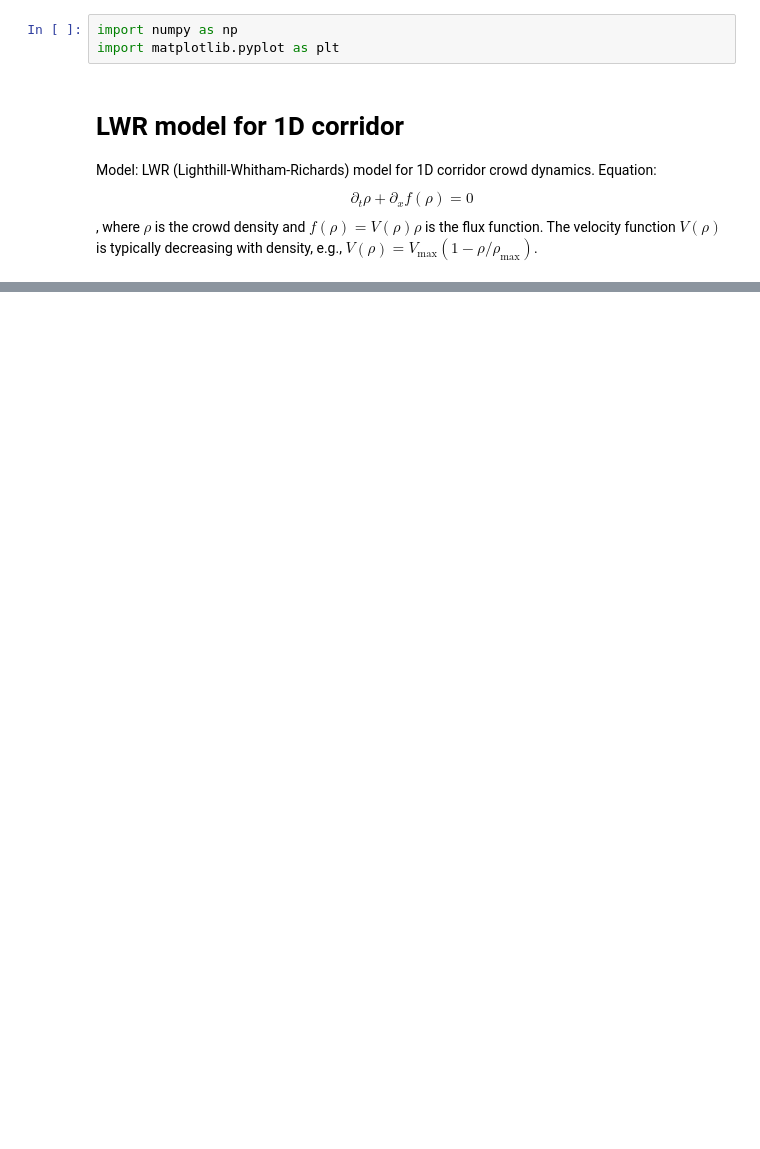
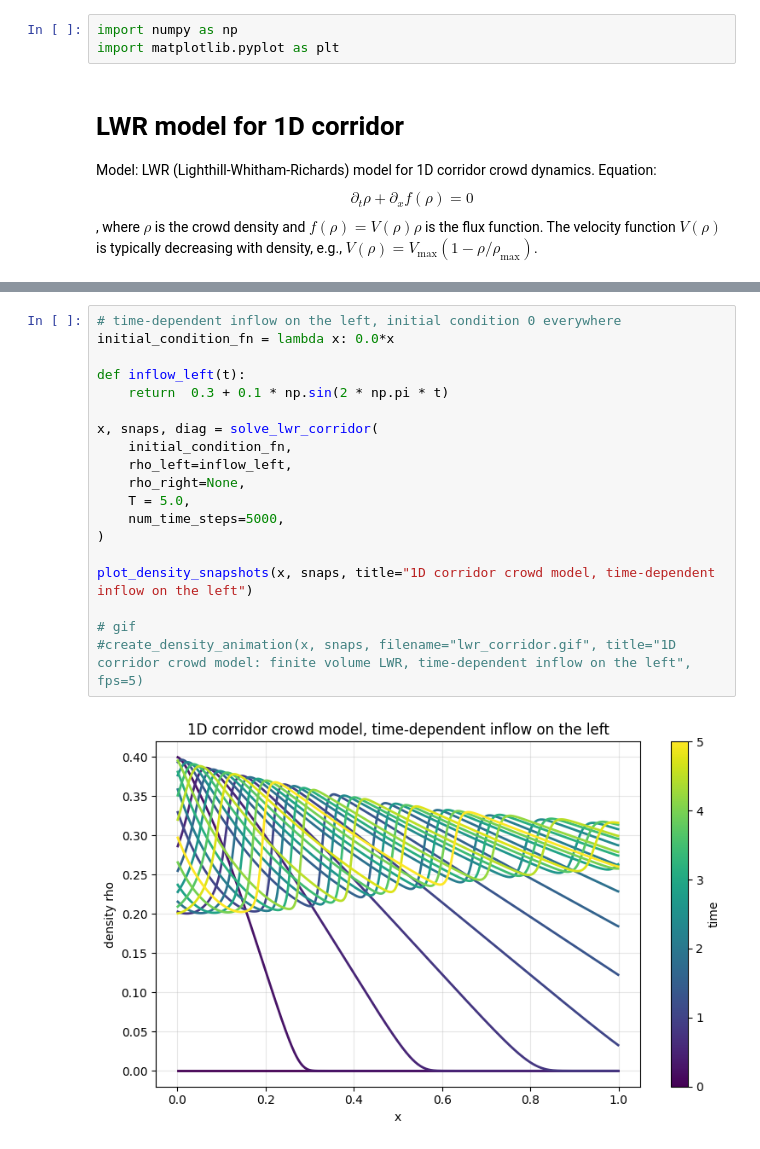
Before and after one commit to margheritabonan/Crowd-Modelling, a Jupyter notebook: crowd_modelling.ipynb, the cells around one changed output, grey strips where cells are left out. Saved outputs shown, nothing was run; the diff lists cells and outputs as text; blank space fills up the shorter version.

```diff
--- a/crowd_modelling.ipynb
+++ b/crowd_modelling.ipynb
@@ -264,0 +244,21 @@ Animation saved to density_evolution.gif
+# %%
+# time-dependent inflow on the left, initial condition 0 everywhere
+initial_condition_fn = lambda x: 0.0*x
+
+def inflow_left(t):
+    return  0.3 + 0.1 * np.sin(2 * np.pi * t)
+
+x, snaps, diag = solve_lwr_corridor(
+    initial_condition_fn,
+    rho_left=inflow_left,
+    rho_right=None,
+    T = 5.0,
+    num_time_steps=5000,
+)
+
+plot_density_snapshots(x, snaps, title="1D corridor crowd model, time-dependent inflow on the left")
+
+# gif
+#create_density_animation(x, snaps, filename="lwr_corridor.gif", title="1D corridor crowd model: finite volume LWR, time-dependent inflow on the left", fps=5)
+# %% [output]
+[figure, added]
```
Also changed, not shown: parts of 12 cells of this notebook.
